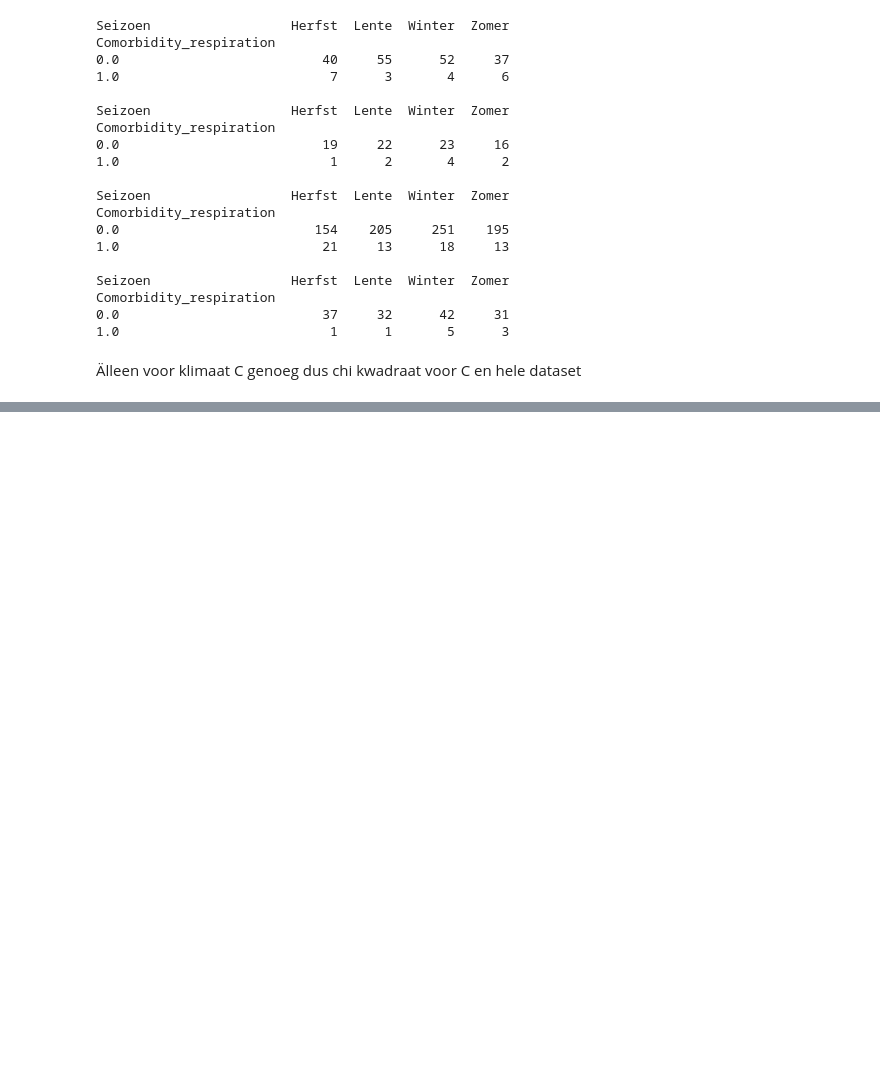
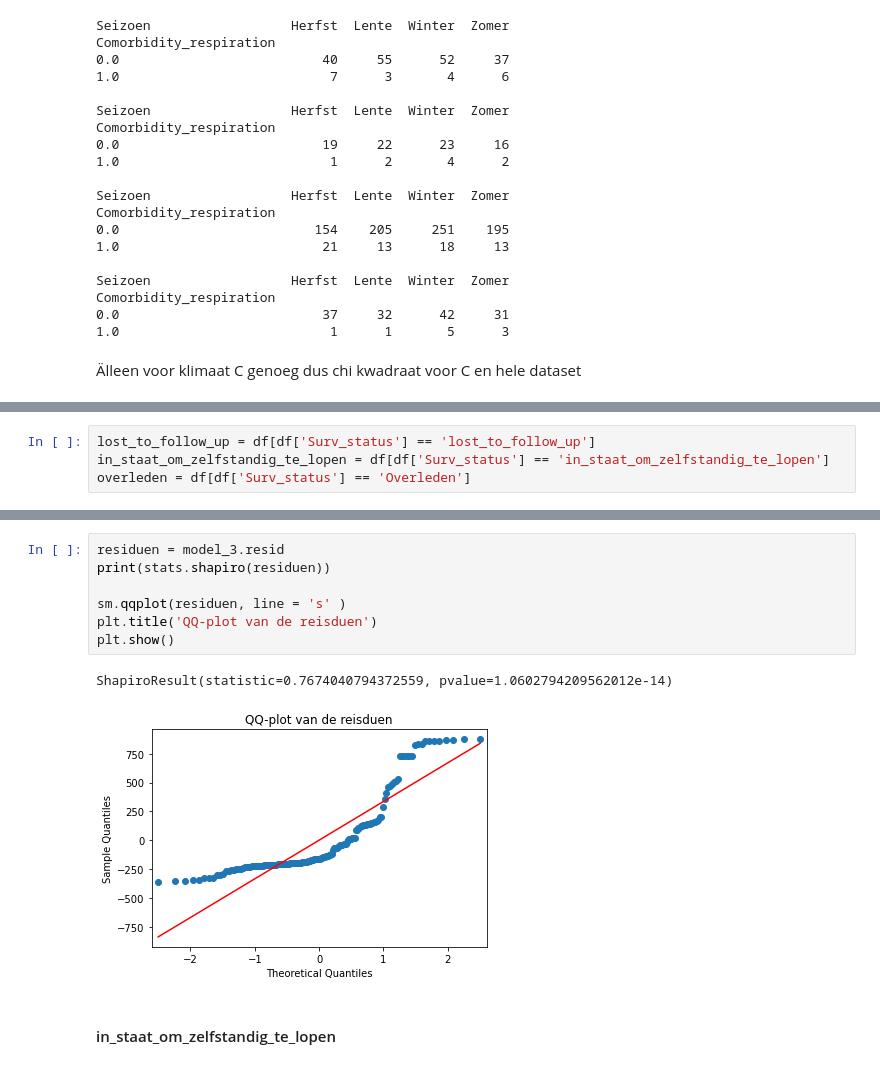
Before and after one commit to someoneontheworld/Modelleren-project, a Jupyter notebook: modelleren_code_groep_17.ipynb, the cells around one changed output, grey strips where cells are left out. Drawn from its saved outputs; the diff is of its cells as text; blank space fills up the shorter version.

```diff
--- a/modelleren_code_groep_17.ipynb
+++ b/modelleren_code_groep_17.ipynb
@@ -2568,0 +2827,4 @@ Chi2ContingencyResult(statistic=6.594302083012695, pvalue=0.08601673833707718, d
+# %%
+lost_to_follow_up = df[df['Surv_status'] == 'lost_to_follow_up']
+in_staat_om_zelfstandig_te_lopen = df[df['Surv_status'] == 'in_staat_om_zelfstandig_te_lopen']
+overleden = df[df['Surv_status'] == 'Overleden']
@@ -2568,0 +2840,12 @@ Chi2ContingencyResult(statistic=6.594302083012695, pvalue=0.08601673833707718, d
+# %%
+residuen = model_3.resid
+print(stats.shapiro(residuen))
+
+sm.qqplot(residuen, line = 's' )
+plt.title('QQ-plot van de reisduen')
+plt.show()
+# %% [output]
+ShapiroResult(statistic=0.7674040794372559, pvalue=1.0602794209562012e-14)
+[figure, added]
+# %% [markdown]
+#### in_staat_om_zelfstandig_te_lopen
```
Also changed, not shown: parts of 189 cells of this notebook.
